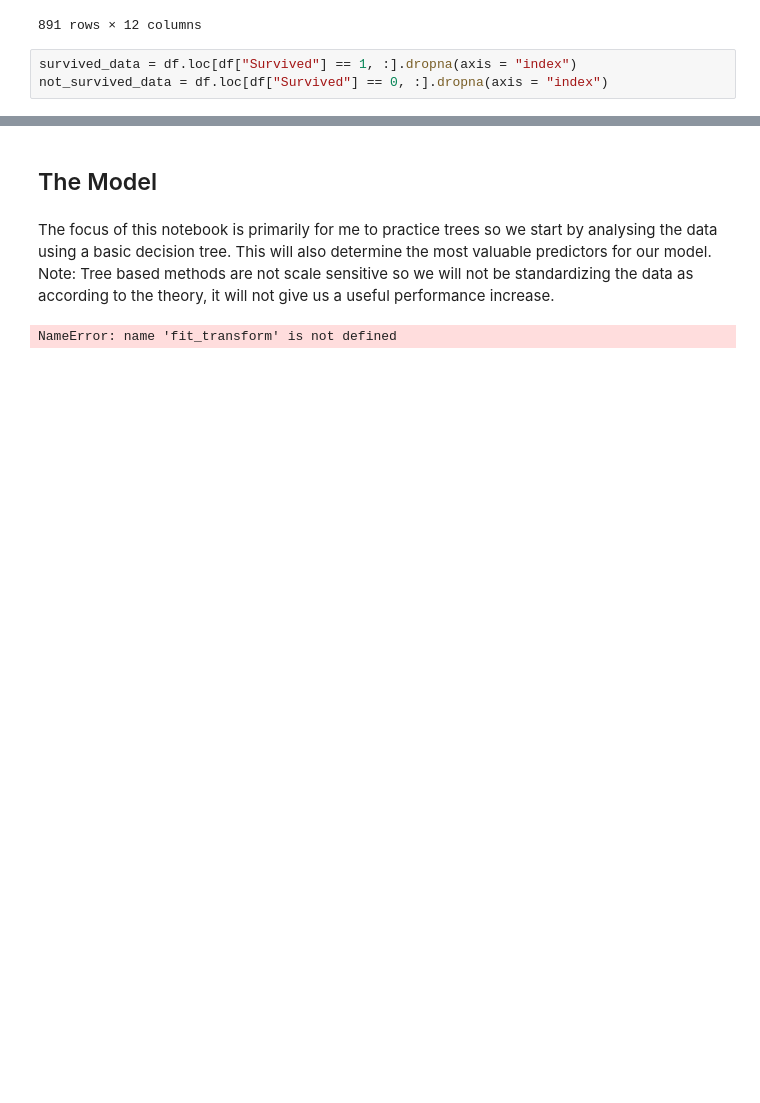
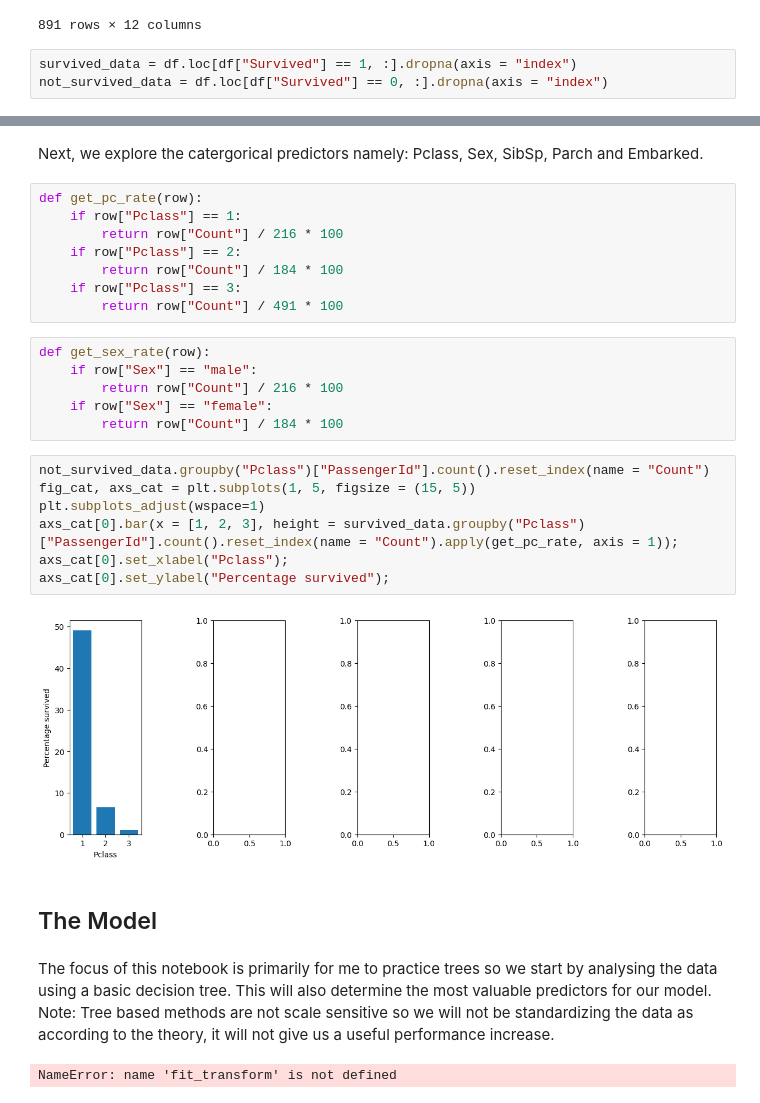
Before and after one commit to de-longhi/Kaggle-Titanic-Classification, a Jupyter notebook: Notebooks/Titanic.ipynb, the cells around one changed output, grey strips where cells are left out. Saved outputs shown, nothing was run; the diff lists cells and outputs as text; blank space fills up the shorter version.

```diff
--- a/Notebooks/Titanic.ipynb
+++ b/Notebooks/Titanic.ipynb
@@ -82,3 +77,28 @@ df.loc[:, ["Survived", "Pclass"]].value_counts
+# %% [markdown]
+Next, we explore the catergorical predictors namely: Pclass, Sex, SibSp, Parch and Embarked.
+# %%
+def get_pc_rate(row):
+    if row["Pclass"] == 1:
+        return row["Count"] / 216 * 100
+    if row["Pclass"] == 2:
+        return row["Count"] / 184 * 100
+    if row["Pclass"] == 3:
+        return row["Count"] / 491 * 100
+# %%
+def get_sex_rate(row):
+    if row["Sex"] == "male":
+        return row["Count"] / 216 * 100
+    if row["Sex"] == "female":
+        return row["Count"] / 184 * 100
+# %%
+not_survived_data.groupby("Pclass")["PassengerId"].count().reset_index(name = "Count")
+fig_cat, axs_cat = plt.subplots(1, 5, figsize = (15, 5))
+plt.subplots_adjust(wspace=1)
+axs_cat[0].bar(x = [1, 2, 3], height = survived_data.groupby("Pclass")["PassengerId"].count().reset_index(name = "Count").apply(get_pc_rate, axis = 1));
+axs_cat[0].set_xlabel("Pclass");
+axs_cat[0].set_ylabel("Percentage survived");
+# %% [output]
+[figure, added]
 # %% [markdown]
 ## The Model
 # %% [markdown]
```
Also changed, not shown: parts of 4 cells of this notebook.
